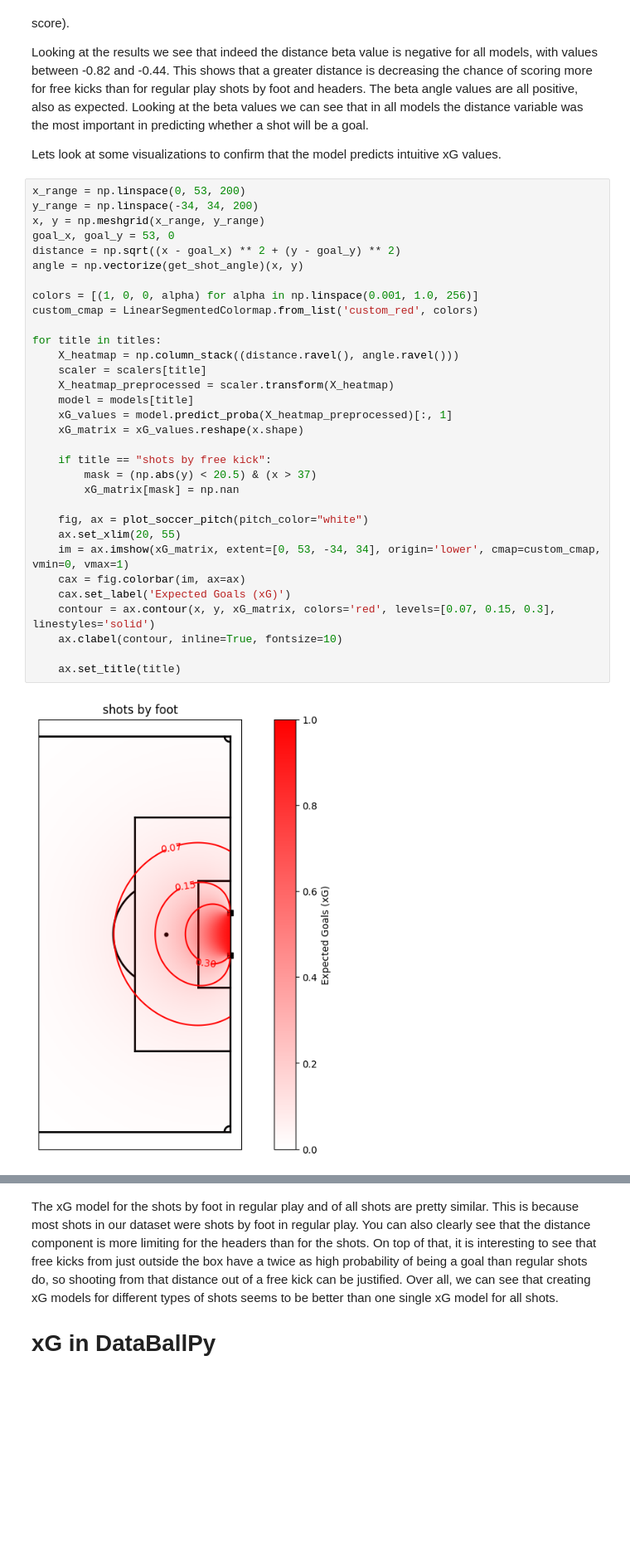
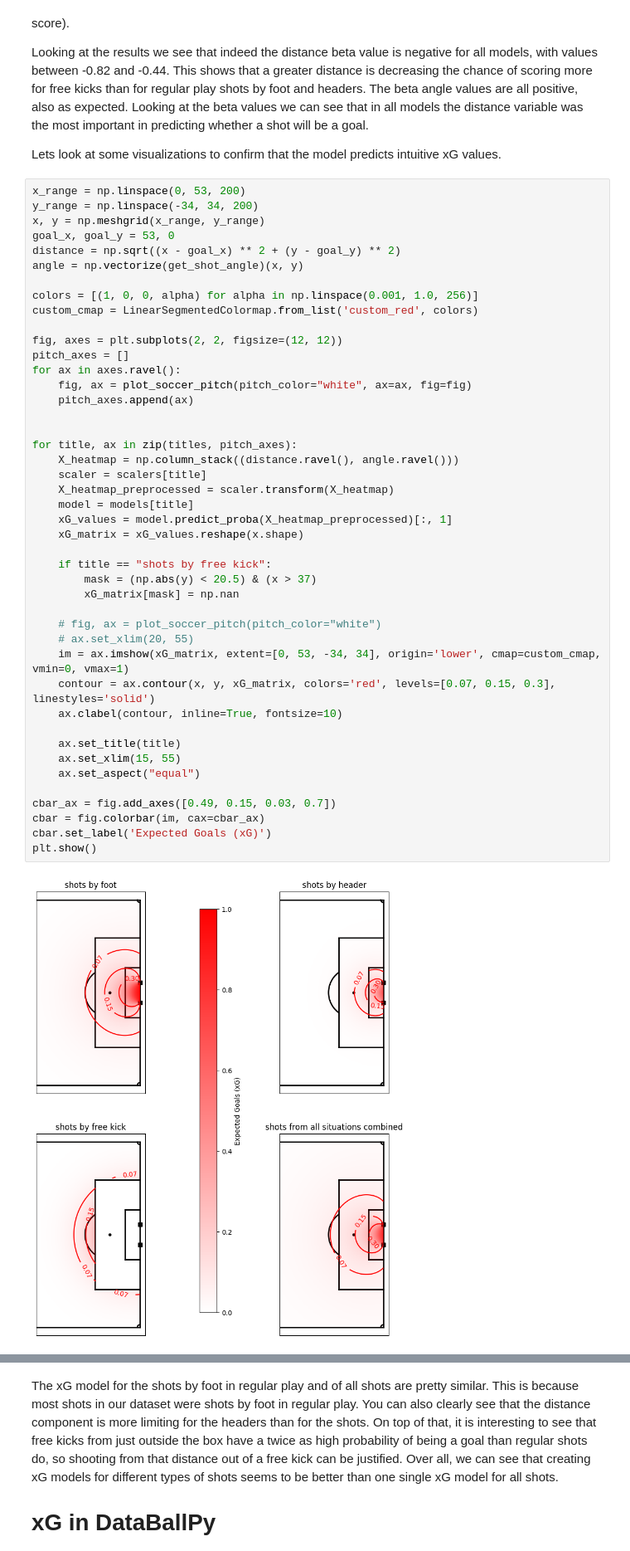
Before and after one commit to Alek050/databallpy, a Jupyter notebook: docs/features/simple_xG_models.ipynb, the cells around one changed output, grey strips where cells are left out. Shown at 83% size. Saved outputs shown, nothing was run; the diff lists cells and outputs as text; blank space fills up the shorter version.

```diff
--- a/docs/features/simple_xG_models.ipynb
+++ b/docs/features/simple_xG_models.ipynb
@@ -256,34 +256,46 @@ Lets look at some visualizations to confirm that the model predicts intuitive xG
 # %%
 x_range = np.linspace(0, 53, 200)
 y_range = np.linspace(-34, 34, 200)
 x, y = np.meshgrid(x_range, y_range)
 goal_x, goal_y = 53, 0
 distance = np.sqrt((x - goal_x) ** 2 + (y - goal_y) ** 2)
 angle = np.vectorize(get_shot_angle)(x, y)
 
 colors = [(1, 0, 0, alpha) for alpha in np.linspace(0.001, 1.0, 256)]
 custom_cmap = LinearSegmentedColormap.from_list('custom_red', colors)
 
-for title in titles:
+fig, axes = plt.subplots(2, 2, figsize=(12, 12))
+pitch_axes = []
+for ax in axes.ravel():
+    fig, ax = plot_soccer_pitch(pitch_color="white", ax=ax, fig=fig)
+    pitch_axes.append(ax)
+
+
+for title, ax in zip(titles, pitch_axes):
     X_heatmap = np.column_stack((distance.ravel(), angle.ravel()))
     scaler = scalers[title]
     X_heatmap_preprocessed = scaler.transform(X_heatmap)
     model = models[title]
     xG_values = model.predict_proba(X_heatmap_preprocessed)[:, 1]
     xG_matrix = xG_values.reshape(x.shape)
 
     if title == "shots by free kick":
         mask = (np.abs(y) < 20.5) & (x > 37)
         xG_matrix[mask] = np.nan
 
-    fig, ax = plot_soccer_pitch(pitch_color="white")
-    ax.set_xlim(20, 55)
+    # fig, ax = plot_soccer_pitch(pitch_color="white")
+    # ax.set_xlim(20, 55)
     im = ax.imshow(xG_matrix, extent=[0, 53, -34, 34], origin='lower', cmap=custom_cmap, vmin=0, vmax=1)
-    cax = fig.colorbar(im, ax=ax)
-    cax.set_label('Expected Goals (xG)')
     contour = ax.contour(x, y, xG_matrix, colors='red', levels=[0.07, 0.15, 0.3], linestyles='solid')
     ax.clabel(contour, inline=True, fontsize=10)
 
     ax.set_title(title)
+    ax.set_xlim(15, 55)
+    ax.set_aspect("equal")
+
+cbar_ax = fig.add_axes([0.49, 0.15, 0.03, 0.7])
+cbar = fig.colorbar(im, cax=cbar_ax)
+cbar.set_label('Expected Goals (xG)')
+plt.show()
 # %% [output]
-[figure, old version]
+[figure, new version]
```
Also changed, not shown: parts of 3 cells of this notebook, 3 other files.
